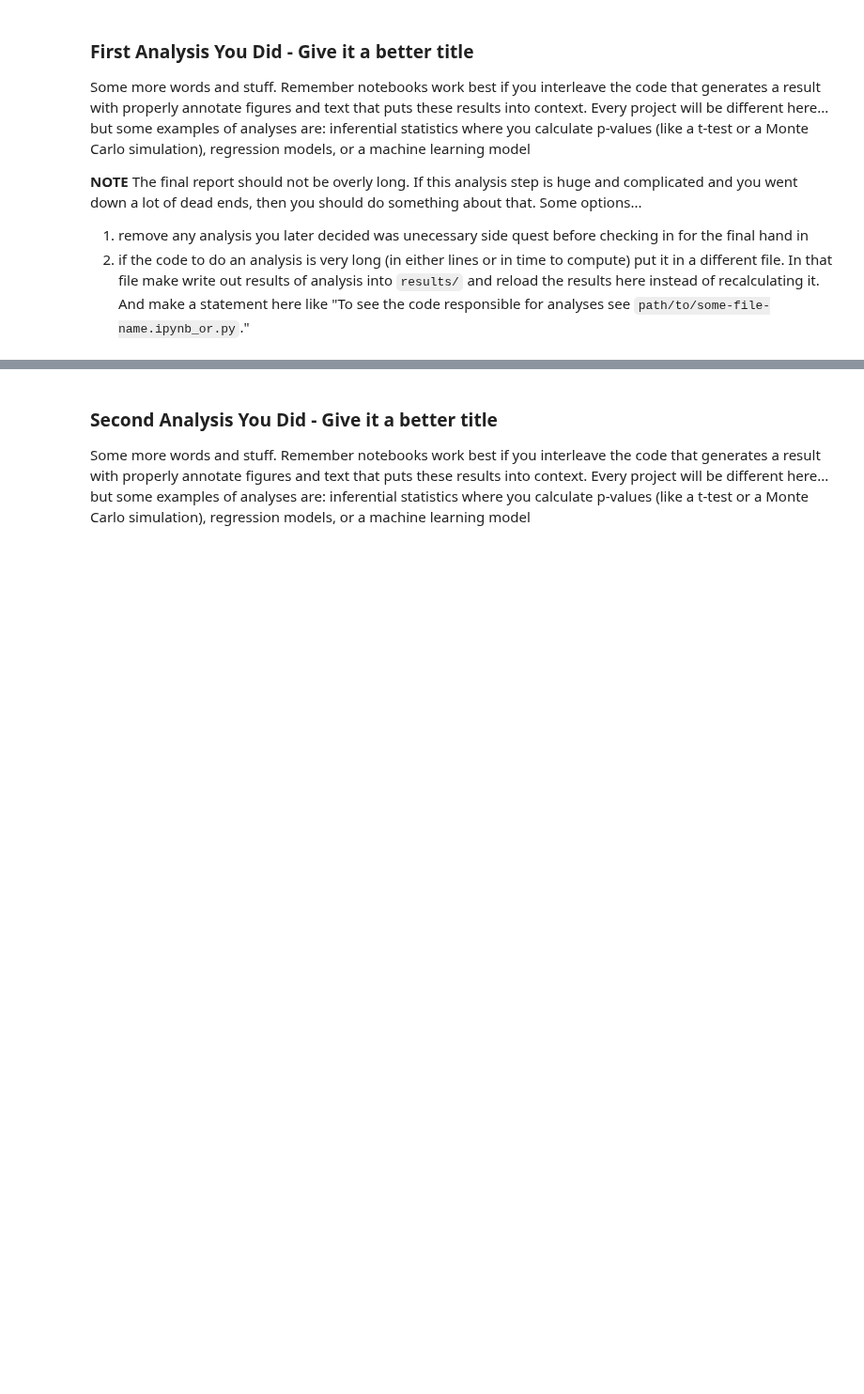
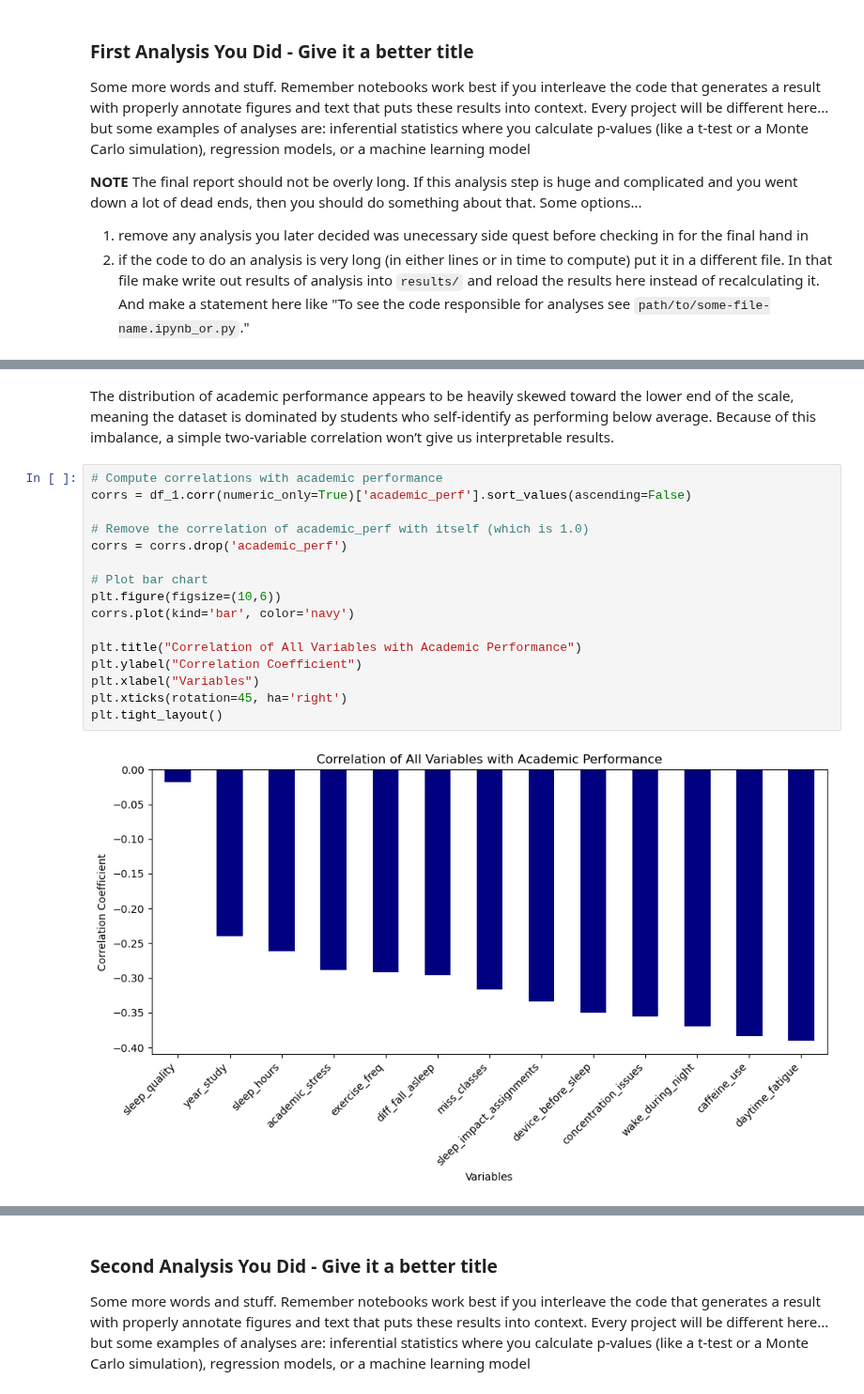
Before and after one commit to sbui056/student-sleep-performance, a Jupyter notebook: 03-FinalProject.ipynb, the cells around one changed output, grey strips where cells are left out. Shown at 94% size. Drawn from its saved outputs; the diff is of its cells as text; blank space fills up the shorter version.

```diff
--- a/03-FinalProject.ipynb
+++ b/03-FinalProject.ipynb
@@ -259,0 +261,20 @@ Some more words and stuff.  Remember notebooks work best if you interleave the c
+# %% [markdown]
+The distribution of academic performance appears to be heavily skewed toward the lower end of the scale, meaning the dataset is dominated by students who self-identify as performing below average. Because of this imbalance, a simple two-variable correlation won’t give us interpretable results.
+# %%
+# Compute correlations with academic performance
+corrs = df_1.corr(numeric_only=True)['academic_perf'].sort_values(ascending=False)
+
+# Remove the correlation of academic_perf with itself (which is 1.0)
+corrs = corrs.drop('academic_perf')
+
+# Plot bar chart
+plt.figure(figsize=(10,6))
+corrs.plot(kind='bar', color='navy')
+
+plt.title("Correlation of All Variables with Academic Performance")
+plt.ylabel("Correlation Coefficient")
+plt.xlabel("Variables")
+plt.xticks(rotation=45, ha='right')
+plt.tight_layout()
+# %% [output]
+[figure, added]
```
Also changed, not shown: parts of 20 cells of this notebook.
